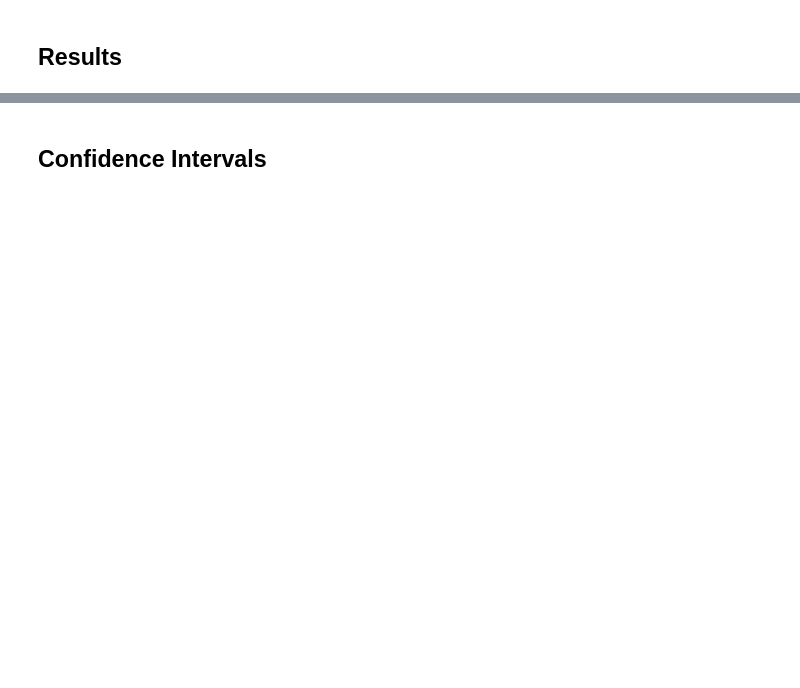
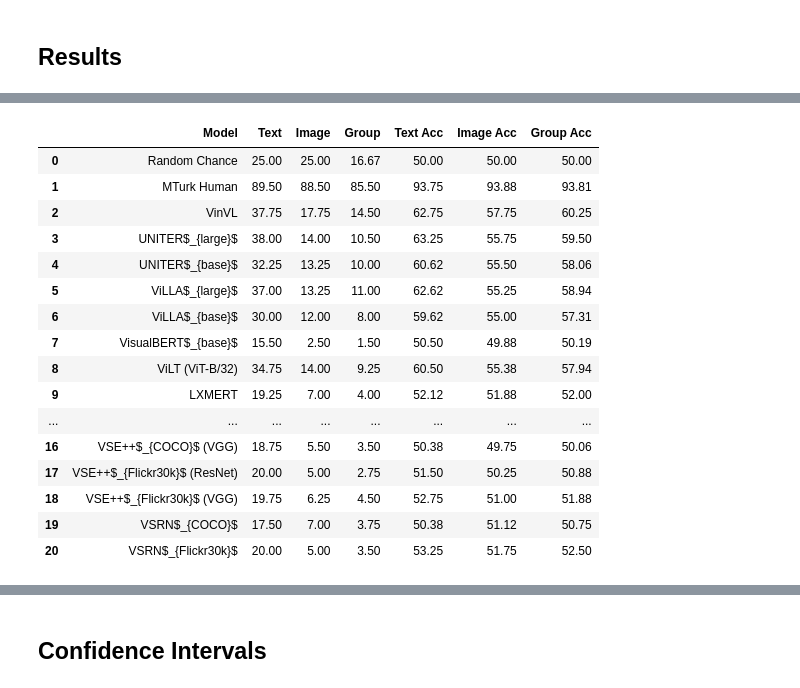
Before and after one commit to juletx/spatial-reasoning, a Jupyter notebook: statistics/winoground_statistics.ipynb, the cells around one changed output, grey strips where cells are left out. Cells and saved outputs as stored; diff of their text form; code cells hidden in the pictures; blank space fills up the shorter version.

```diff
--- a/statistics/winoground_statistics.ipynb
+++ b/statistics/winoground_statistics.ipynb
@@ -194,4 +334,4 @@ def bolden_table_dict(table_dict):
 # %%
-print("Aggregate without confidence intervals:")
-print(tabulate(bolden_table_dict(get_table_dict(models)), tablefmt="latex_raw", floatfmt=".2f"))
+baseline_table_dict = get_table_dict(models_baseline)
+print(tabulate(bolden_table_dict(baseline_table_dict), headers=baseline_table_dict.keys(), tablefmt="latex_raw", floatfmt=".2f"))
 # %% [output]
@@ -213,2 +353,23 @@ Aggregate without confidence intervals:
 \hline
 \end{tabular}
+# %%
+df_baseline = pd.DataFrame(baseline_table_dict)
+df_baseline.round(2)
+# %% [output]
+|  | Model | Text | Image | Group | Text Acc | Image Acc | Group Acc |
+| 0 | Random Chance | 25.00 | 25.00 | 16.67 | 50.00 | 50.00 | 50.00 |
+| 1 | MTurk Human | 89.50 | 88.50 | 85.50 | 93.75 | 93.88 | 93.81 |
+| 2 | VinVL | 37.75 | 17.75 | 14.50 | 62.75 | 57.75 | 60.25 |
+| 3 | UNITER$_{large}$ | 38.00 | 14.00 | 10.50 | 63.25 | 55.75 | 59.50 |
+| 4 | UNITER$_{base}$ | 32.25 | 13.25 | 10.00 | 60.62 | 55.50 | 58.06 |
+| 5 | ViLLA$_{large}$ | 37.00 | 13.25 | 11.00 | 62.62 | 55.25 | 58.94 |
+| 6 | ViLLA$_{base}$ | 30.00 | 12.00 | 8.00 | 59.62 | 55.00 | 57.31 |
+| 7 | VisualBERT$_{base}$ | 15.50 | 2.50 | 1.50 | 50.50 | 49.88 | 50.19 |
+| 8 | ViLT (ViT-B/32) | 34.75 | 14.00 | 9.25 | 60.50 | 55.38 | 57.94 |
+| 9 | LXMERT | 19.25 | 7.00 | 4.00 | 52.12 | 51.88 | 52.00 |
+| ... | ... | ... | ... | ... | ... | ... | ... |
+| 16 | VSE++$_{COCO}$ (VGG) | 18.75 | 5.50 | 3.50 | 50.38 | 49.75 | 50.06 |
+| 17 | VSE++$_{Flickr30k}$ (ResNet) | 20.00 | 5.00 | 2.75 | 51.50 | 50.25 | 50.88 |
+| 18 | VSE++$_{Flickr30k}$ (VGG) | 19.75 | 6.25 | 4.50 | 52.75 | 51.00 | 51.88 |
+| 19 | VSRN$_{COCO}$ | 17.50 | 7.00 | 3.75 | 50.38 | 51.12 | 50.75 |
+| 20 | VSRN$_{Flickr30k}$ | 20.00 | 5.00 | 3.50 | 53.25 | 51.75 | 52.50 |
```
Also changed, not shown: parts of 36 cells of this notebook, 46 other files.
